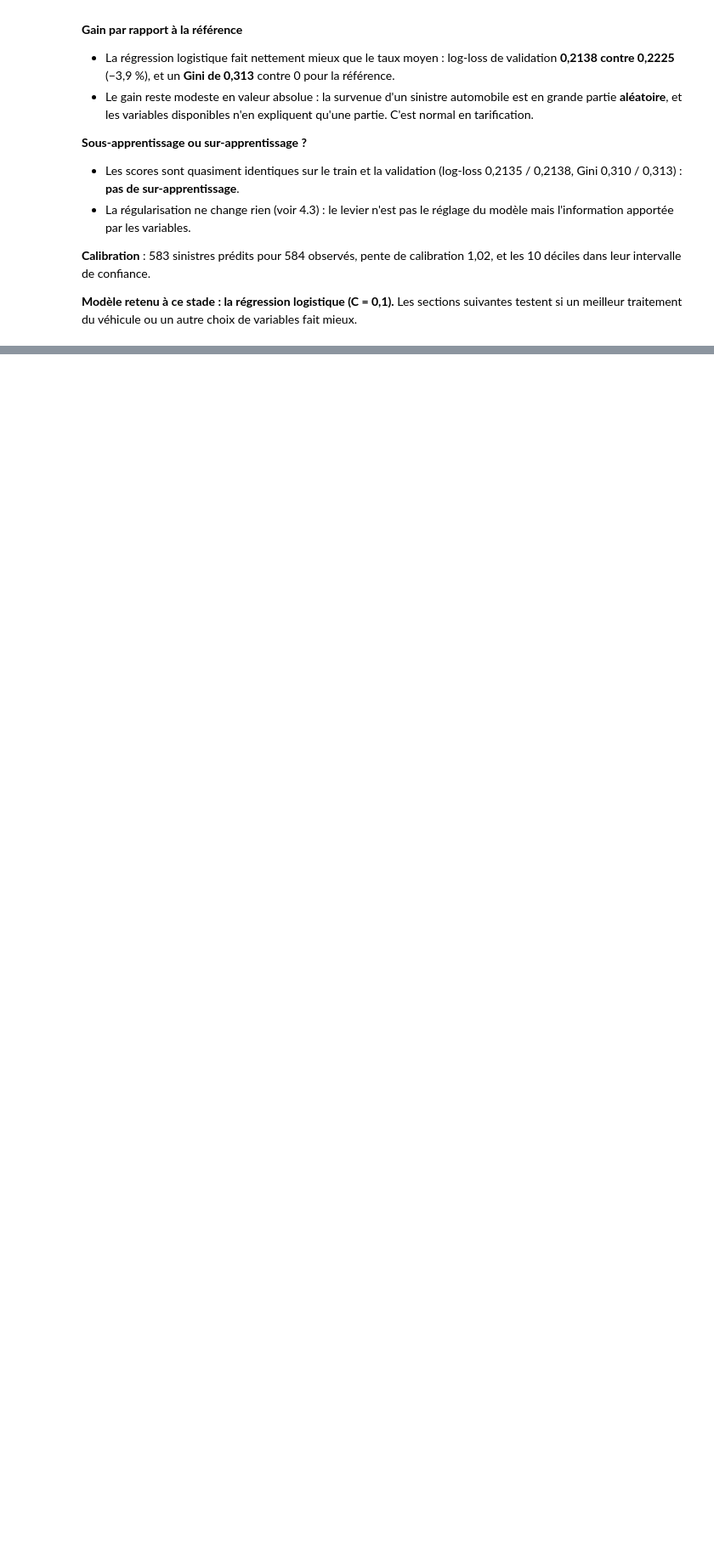
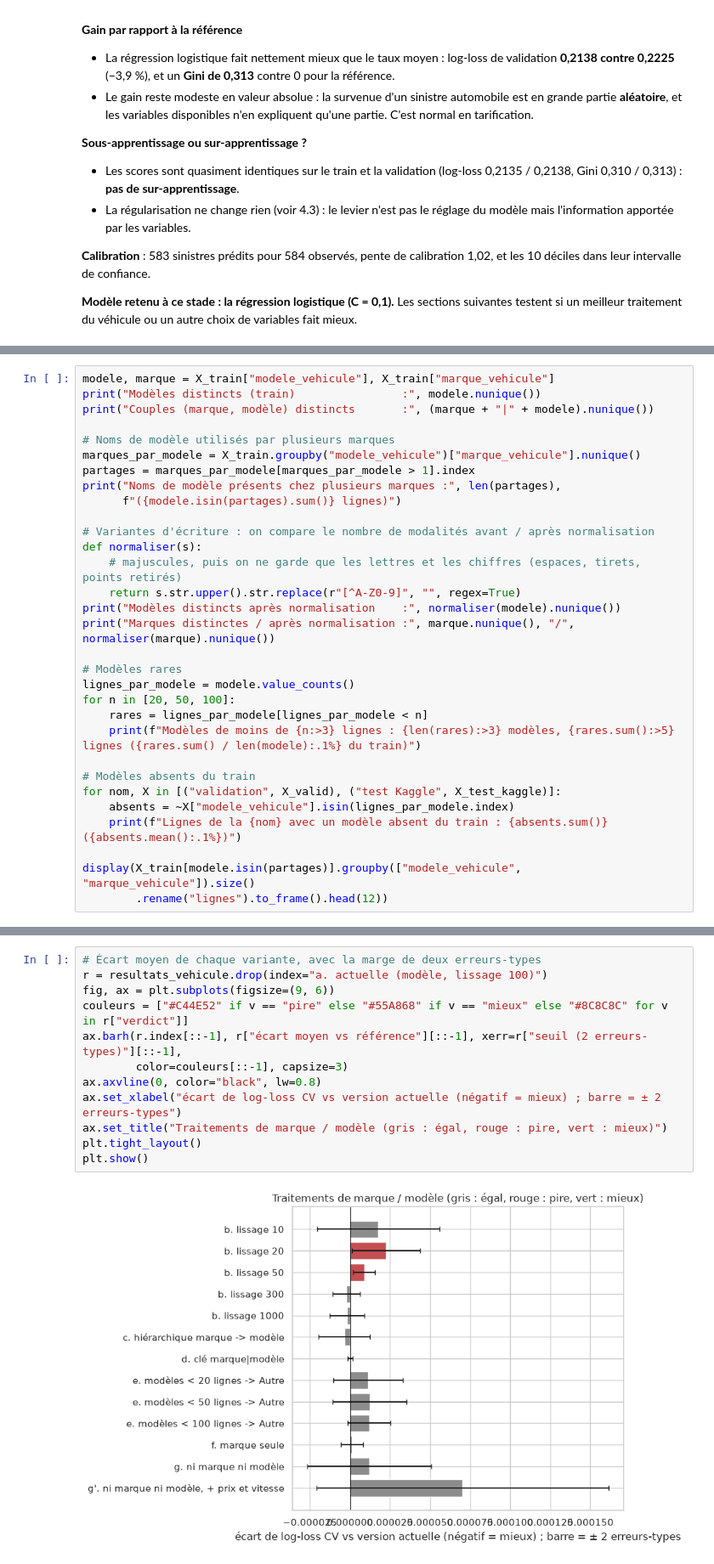
Before and after one commit to MaximilienCY/TD-Tarification-automobile-par-Machine-Learning, a Jupyter notebook: frequence_regression_logisitique.ipynb, the cells around one changed output, grey strips where cells are left out. Shown at 85% size. Saved outputs shown, nothing was run; the diff lists cells and outputs as text; blank space fills up the shorter version.

```diff
--- a/frequence_regression_logisitique.ipynb
+++ b/frequence_regression_logisitique.ipynb
@@ -1292,0 +1372,31 @@ Ce n'est qu'une hypothèse : on ne présente pas ce coefficient comme la preuve
+# %%
+modele, marque = X_train["modele_vehicule"], X_train["marque_vehicule"]
+print("Modèles distincts (train)                :", modele.nunique())
+print("Couples (marque, modèle) distincts       :", (marque + "|" + modele).nunique())
+
+# Noms de modèle utilisés par plusieurs marques
+marques_par_modele = X_train.groupby("modele_vehicule")["marque_vehicule"].nunique()
+partages = marques_par_modele[marques_par_modele > 1].index
+print("Noms de modèle présents chez plusieurs marques :", len(partages),
+      f"({modele.isin(partages).sum()} lignes)")
+
+# Variantes d'écriture : on compare le nombre de modalités avant / après normalisation
+def normaliser(s):
+    # majuscules, puis on ne garde que les lettres et les chiffres (espaces, tirets, points retirés)
+    return s.str.upper().str.replace(r"[^A-Z0-9]", "", regex=True)
+print("Modèles distincts après normalisation    :", normaliser(modele).nunique())
+print("Marques distinctes / après normalisation :", marque.nunique(), "/", normaliser(marque).nunique())
+
+# Modèles rares
+lignes_par_modele = modele.value_counts()
+for n in [20, 50, 100]:
+    rares = lignes_par_modele[lignes_par_modele < n]
+    print(f"Modèles de moins de {n:>3} lignes : {len(rares):>3} modèles, {rares.sum():>5} lignes ({rares.sum() / len(modele):.1%} du train)")
+
+# Modèles absents du train
+for nom, X in [("validation", X_valid), ("test Kaggle", X_test_kaggle)]:
+    absents = ~X["modele_vehicule"].isin(lignes_par_modele.index)
+    print(f"Lignes de la {nom} avec un modèle absent du train : {absents.sum()} ({absents.mean():.1%})")
+
+display(X_train[modele.isin(partages)].groupby(["modele_vehicule", "marque_vehicule"]).size()
+        .rename("lignes").to_frame().head(12))
@@ -1292,0 +1629,14 @@ Ce n'est qu'une hypothèse : on ne présente pas ce coefficient comme la preuve
+# %%
+# Écart moyen de chaque variante, avec la marge de deux erreurs-types
+r = resultats_vehicule.drop(index="a. actuelle (modèle, lissage 100)")
+fig, ax = plt.subplots(figsize=(9, 6))
+couleurs = ["#C44E52" if v == "pire" else "#55A868" if v == "mieux" else "#8C8C8C" for v in r["verdict"]]
+ax.barh(r.index[::-1], r["écart moyen vs référence"][::-1], xerr=r["seuil (2 erreurs-types)"][::-1],
+        color=couleurs[::-1], capsize=3)
+ax.axvline(0, color="black", lw=0.8)
+ax.set_xlabel("écart de log-loss CV vs version actuelle (négatif = mieux) ; barre = ± 2 erreurs-types")
+ax.set_title("Traitements de marque / modèle (gris : égal, rouge : pire, vert : mieux)")
+plt.tight_layout()
+plt.show()
+# %% [output]
+[figure, added]
```
Also changed, not shown: parts of 14 cells of this notebook.
